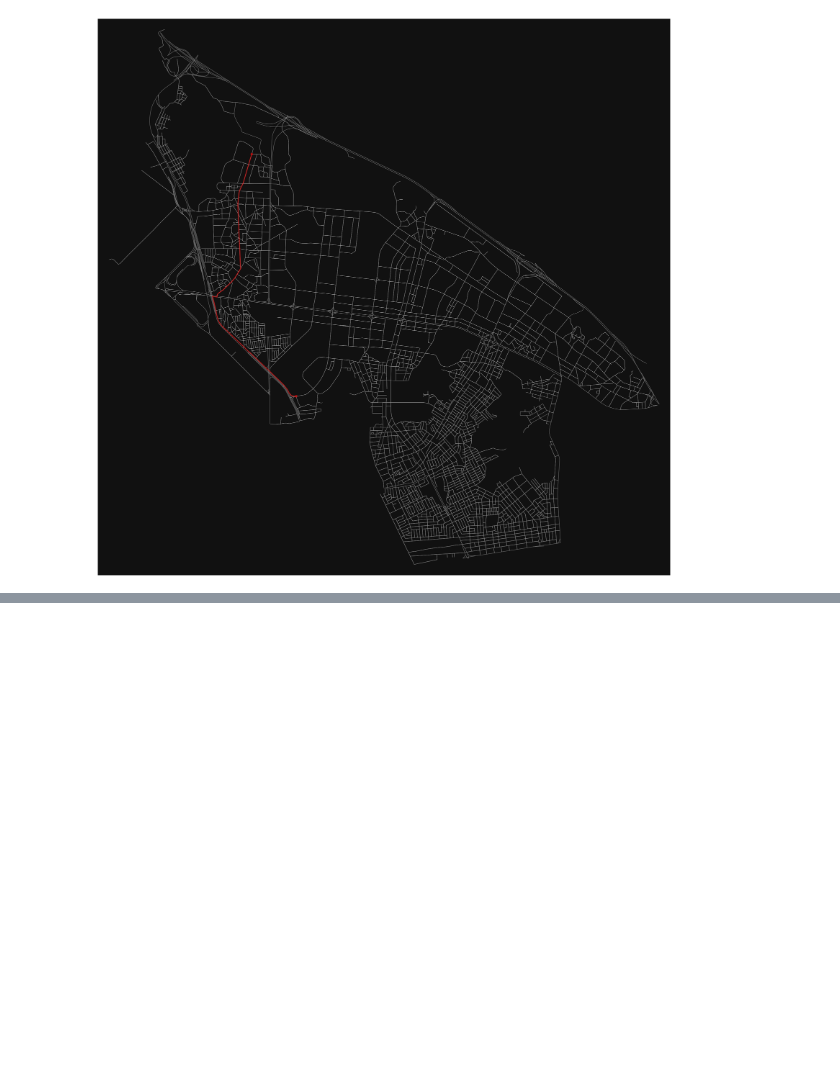
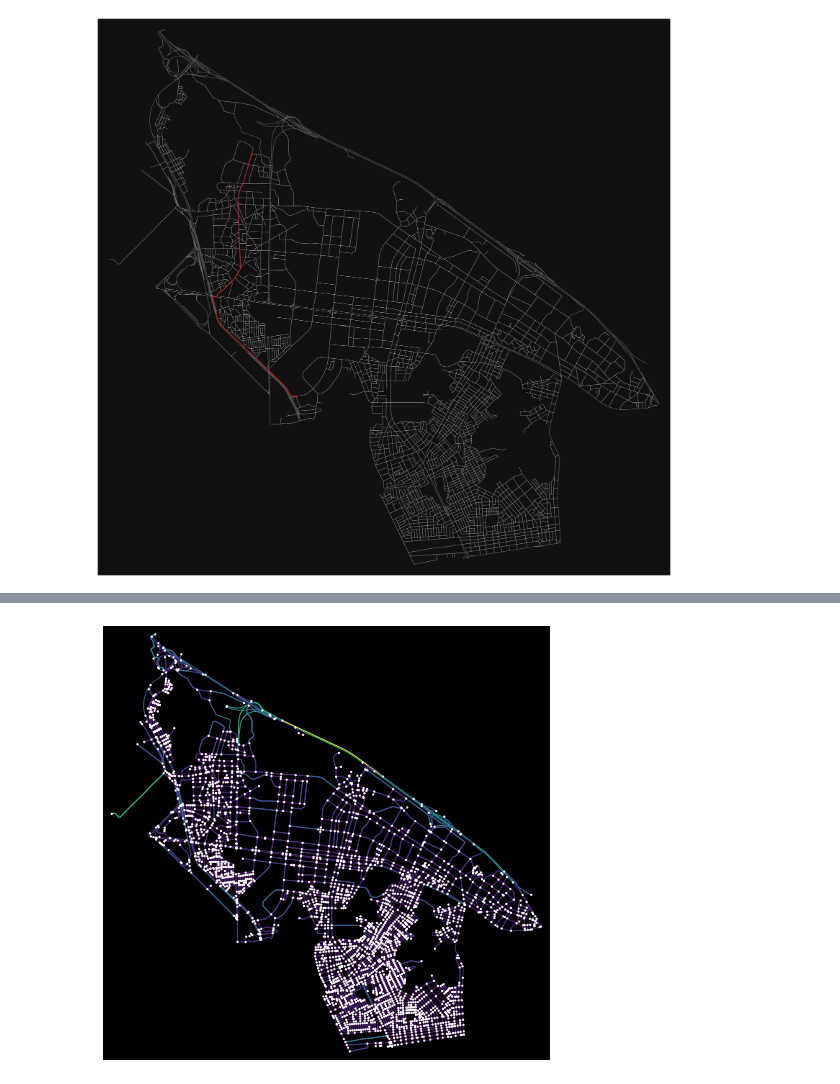
Before and after one commit to Daikoku1/Daikoku_Python, a Jupyter notebook: TIL/네트워크분석.ipynb, the cells around one changed output, grey strips where cells are left out. Drawn from its saved outputs; the diff is of its cells as text; code cells hidden in the pictures; blank space fills up the shorter version.

```diff
--- a/TIL/네트워크분석.ipynb
+++ b/TIL/네트워크분석.ipynb
@@ -235,0 +253,8 @@ fig, ax = ox.plot_graph_route(G2, route, node_size=0, figsize=(40,40))
+# %%
+# otherwise, when num_bins is None (default), linearly map 1 color to each node/edge by value
+ec = ox.plot.get_edge_colors_by_attr(G2, attr='length')
+
+# plot the graph with colored edges
+fig, ax = ox.plot_graph(G2, node_size=5, edge_color=ec, bgcolor='k')
+# %% [output]
+[figure, added]
```
Also changed, not shown: parts of 3 cells of this notebook, 1 other file.
